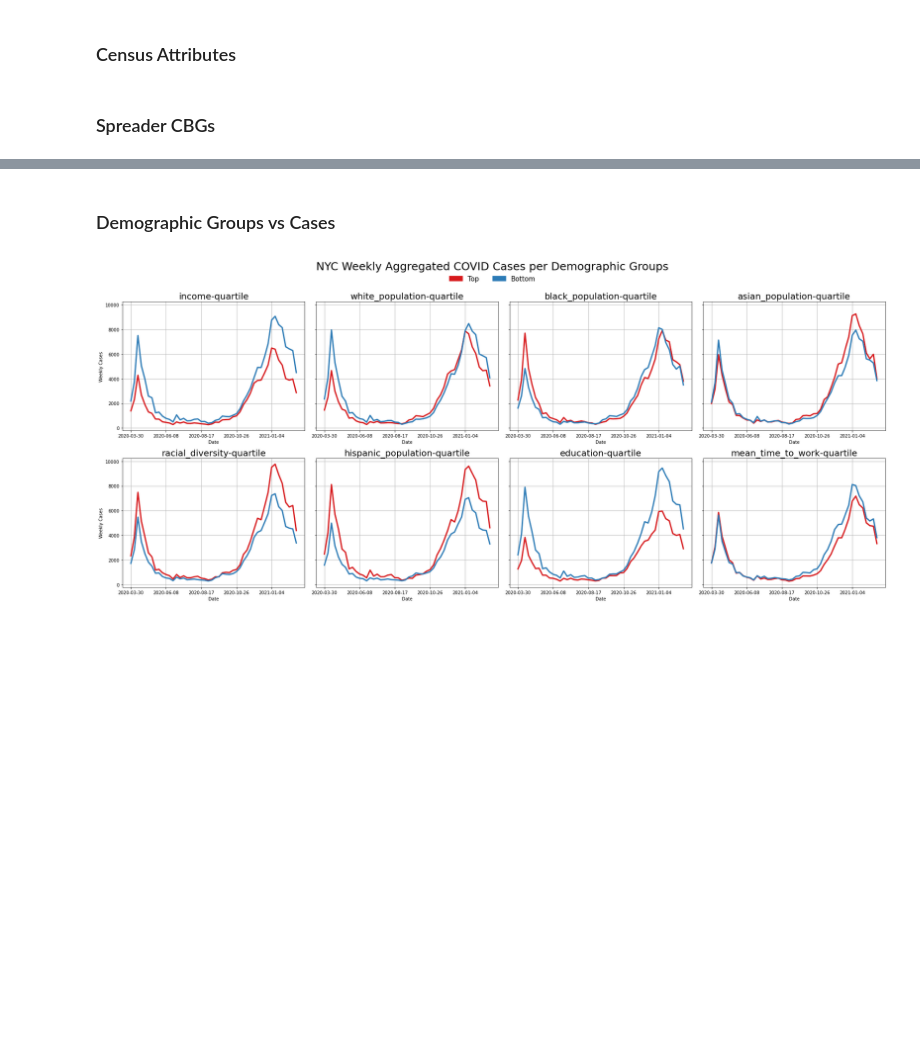
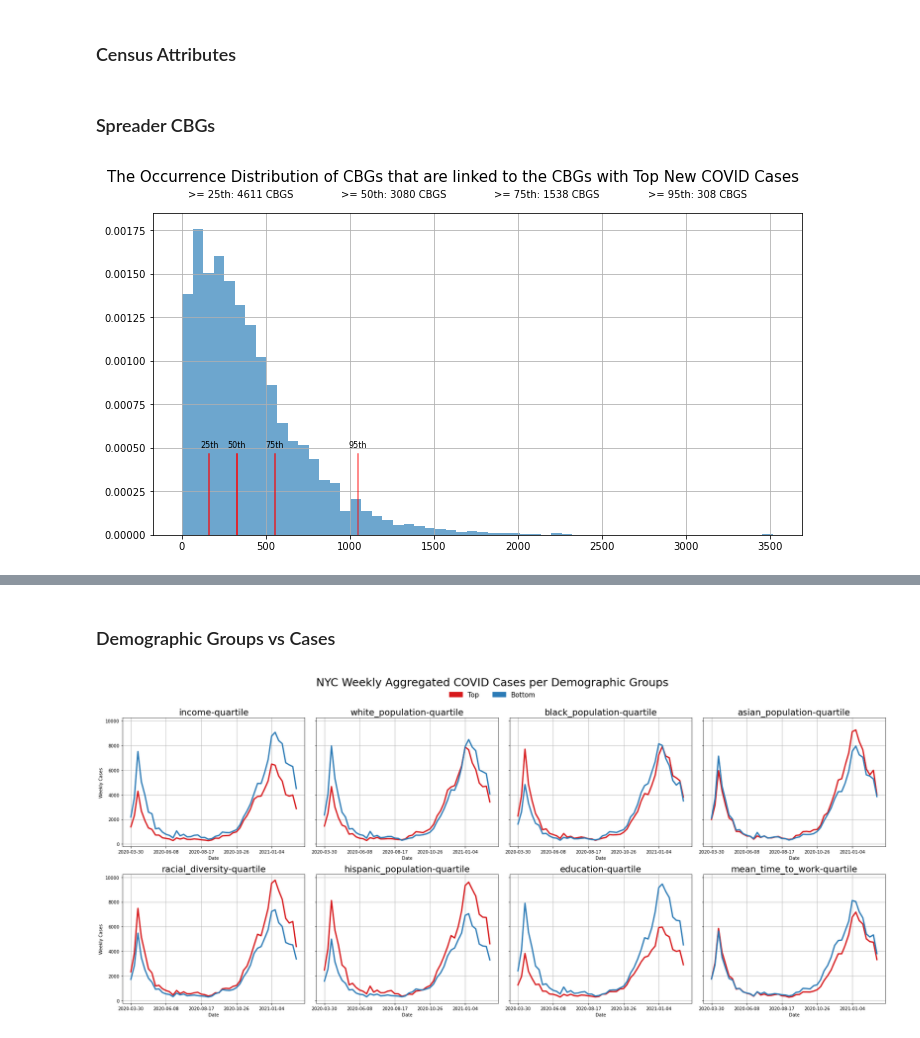
Before and after one commit to hasanalpboz/safegraph-covid19-mobility, a Jupyter notebook: scripts/notebooks/network-centrality-evolution.ipynb, the cells around one changed output, grey strips where cells are left out. Drawn from its saved outputs; the diff is of its cells as text; code cells hidden in the pictures; blank space fills up the shorter version.

Commit message:
spreader cbgs

```diff
--- a/scripts/notebooks/network-centrality-evolution.ipynb
+++ b/scripts/notebooks/network-centrality-evolution.ipynb
@@ -110,3 +111,72 @@ for cbg in tqdm(zcta_df.index.unique()):
 cases_df = pd.concat(rows, axis=0)
 # %% [markdown]
 ### Spreader CBGs
+# %%
+cnets = nets[nets[:, 0] >= datetime(2020, 3, 30)]
+timesteps = cnets[:, 0]
+candidate_cbgs = {}
+
+for ind, timestep in enumerate(timesteps):
+    net = cnets[ind][1]
+    target_date = timestep + pd.to_timedelta(14, unit='d')
+    cases = cases_df[cases_df['Date'] == target_date.strftime('%Y-%m-%d')][['cbg', 'Norm_Cases']].set_index('cbg')
+    quart = ['Bottom', 'Third', 'Second', 'Top']
+    cases['cases-quartile'] = pd.qcut(cases['Norm_Cases'], q=4, labels=quart)
+    top_cbgs = cases[cases['cases-quartile'] == 'Top'].index
+
+    cbgs = []
+    nodes = set(net.vs['name'])
+    for cbg in top_cbgs:
+        if str(cbg) in nodes:
+            neis = net.neighbors(str(cbg), mode="in")
+            cbgs += net.vs[neis]['name']
+    candidate_cbgs[timestep] = cbgs
+# %%
+overall_cbgs = []
+for timestep in timesteps:
+    overall_cbgs += candidate_cbgs[timestep]
+
+index = []
+occ = []
+for i in Counter(overall_cbgs).most_common():
+    index.append(i[0])
+    occ.append(i[1])
+
+vals = pd.Series(occ, index=index)
+
+fig, ax = plt.subplots(figsize=(10, 5))
+
+ax.hist(vals, density=True, alpha=0.65, bins='scott')
+
+quant_25, quant_50, quant_75, quant_95 = vals.quantile(0.25), vals.quantile(0.5), vals.quantile(0.75), vals.quantile(0.95)
+quants = [[quant_25, 0.8, 0.26], [quant_50, 1, 0.36],  [quant_75, 0.8, 0.46], [quant_95, 0.6, 0.56]]
+for i in quants:
+    ax.axvline(i[0], alpha=i[1], ymax=0.25, color='red')
+
+ax.text(quant_25, 0.0005, "25th", size=8, horizontalalignment='center')
+ax.text(quant_50, 0.0005, "50th", size=8, horizontalalignment='center')
+ax.text(quant_75, 0.0005, "75th", size=8, horizontalalignment='center')
+ax.text(quant_95, 0.0005, "95th", size=8, horizontalalignment='center')
+ax.grid()
+
+p25 = mpatches.Patch(color='white')
+p50 = mpatches.Patch(color='white')
+p75 = mpatches.Patch(color='white')
+p95 = mpatches.Patch(color='white')
+
+fig.legend([p25, p50, p75, p95],
+                   [f'>= 25th: {vals[vals >= quant_25].shape[0]} CBGS',
+                    f'>= 50th: {vals[vals >= quant_50].shape[0]} CBGS',
+                    f'>= 75th: {vals[vals >= quant_75].shape[0]} CBGS',
+                    f'>= 95th: {vals[vals >= quant_95].shape[0]} CBGS'],
+                   loc="center",
+                   ncol=4,
+                   bbox_to_anchor=(0.5, 1.05),
+                   title_fontsize=15,
+                   title=f"The Occurrence Distribution of CBGs that are linked to the CBGs with Top New COVID Cases",
+                   edgecolor="white")
+
+fig.tight_layout()
+fig.savefig(join(FIG_SAVE_DIR, "nyc-spreader-cbg-histogram.png"), bbox_inches="tight")
+# %% [output]
+[figure, added]
```
Also changed, not shown: parts of 3 cells of this notebook, 5 other files.
